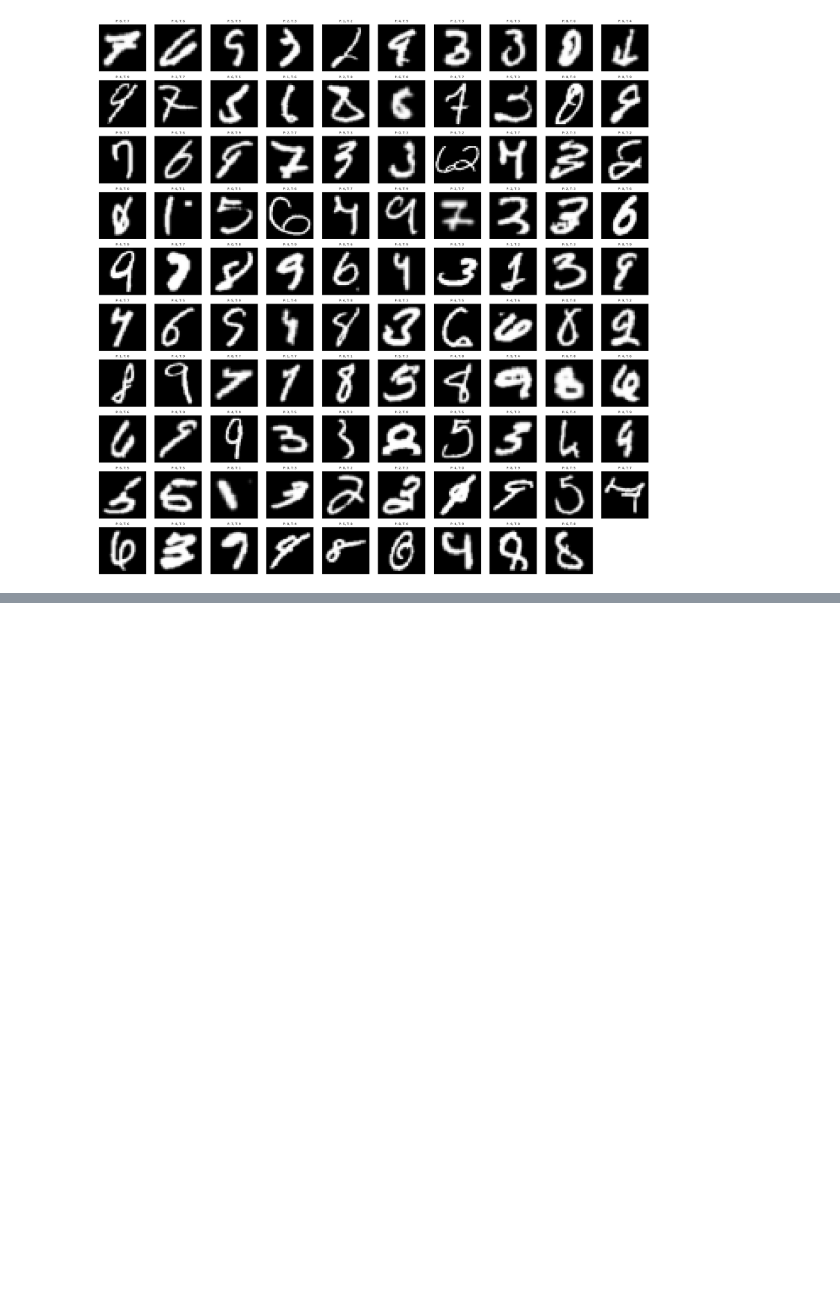
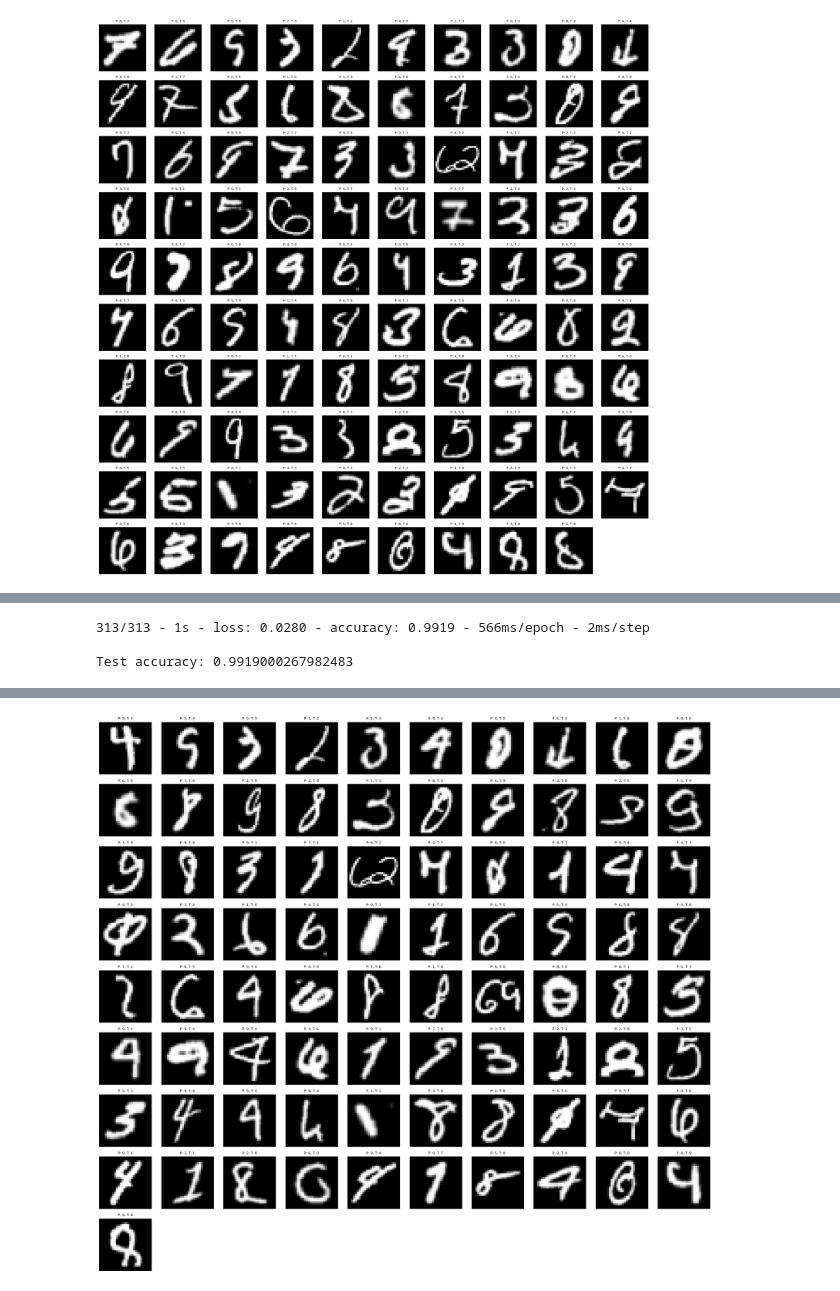
Before and after one commit to mrmoxon/Deep-Image-Learning, a Jupyter notebook: aug_cnn.ipynb, the cells around one changed output, grey strips where cells are left out. Drawn from its saved outputs; the diff is of its cells as text; code cells hidden in the pictures; blank space fills up the shorter version.

```diff
--- a/aug_cnn.ipynb
+++ b/aug_cnn.ipynb
@@ -199,0 +247,20 @@ Total selected for removal: 1, Indices: [201]
+# %%
+x_test_cnn_filtered = x_test_filtered.reshape(x_test_filtered.shape[0], 28, 28, 1)
+
+# Define the CNN model
+cnn_model = Sequential([
+    Conv2D(32, kernel_size=(5, 5), activation='relu', input_shape=(28, 28, 1)),
+    MaxPooling2D(pool_size=(2, 2)),
+    Conv2D(32, (3, 3), activation='relu'),
+    MaxPooling2D(pool_size=(2, 2)),
+    Flatten(),
+    Dense(256, activation='relu'),
+    Dropout(0.5),
+    Dense(10, activation='softmax')
+])
+
+# Compile the model
+cnn_model.compile(optimizer='adam', loss='categorical_crossentropy', metrics=['accuracy'])
+# %%
+# Train the CNN model
+cnn_history = cnn_model.fit(x_train_cnn, y_train, epochs=10, batch_size=256, validation_split=0.2)
@@ -199,0 +288,40 @@ Total selected for removal: 1, Indices: [201]
+# %%
+# Evaluate the model on the test set
+test_loss, test_acc = cnn_model.evaluate(x_test_cnn, y_test, verbose=2)
+print('\nTest accuracy:', test_acc)
+# %% [output]
+313/313 - 1s - loss: 0.0280 - accuracy: 0.9919 - 566ms/epoch - 2ms/step
+
+Test accuracy: 0.9919000267982483
+# %%
+import matplotlib.pyplot as plt
+
+# Predict the labels for the test set
+y_pred = cnn_model.predict(x_test_cnn)
+y_pred_classes = np.argmax(y_pred, axis=1)
+y_true = np.argmax(y_test, axis=1)
+
+# Identify the indices of misclassified examples
+misclassified_indices = np.where(y_pred_classes != y_true)[0]
+
+# Function to visualize misclassified examples
+def plot_misclassified(indexes, y_pred_classes, y_true, images, rows=10, cols=10):
+    """Plots a selection of the misclassified images in grid format."""
+    n = len(indexes)
+    if n > rows*cols:
+        print(f"Displaying first {rows*cols} out of {n} misclassified examples.")
+        n = rows*cols
+
+    plt.figure(figsize=(2*cols, 2*rows))
+    for i in range(n):
+        idx = indexes[i]
+        plt.subplot(rows, cols, i+1)
+        plt.imshow(images[idx].reshape(28, 28), cmap='gray')
+        plt.title(f"P: {y_pred_classes[idx]}, T: {y_true[idx]}", fontsize=8)
+        plt.axis('off')
+    plt.tight_layout()
+    plt.show()
+
+# Visualize first few misclassified examples
+plot_misclassified(misclassified_indices, y_pred_classes, y_true, x_test)
+# %% [output]
@@ -199,0 +329 @@ Total selected for removal: 1, Indices: [201]
+[figure, added]
```
Also changed, not shown: parts of 9 cells of this notebook, 1 other file.
